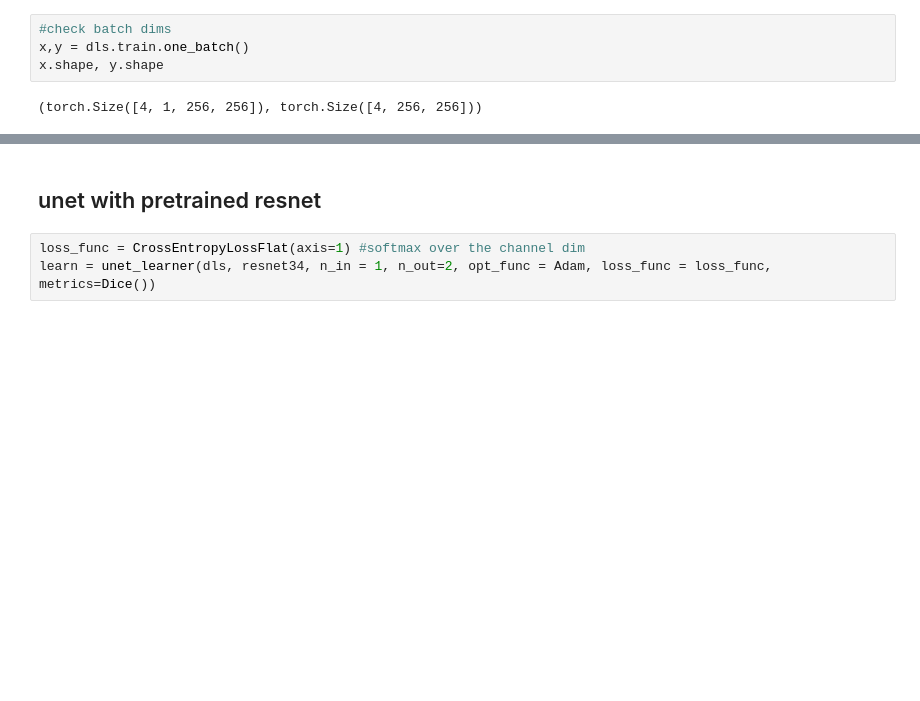
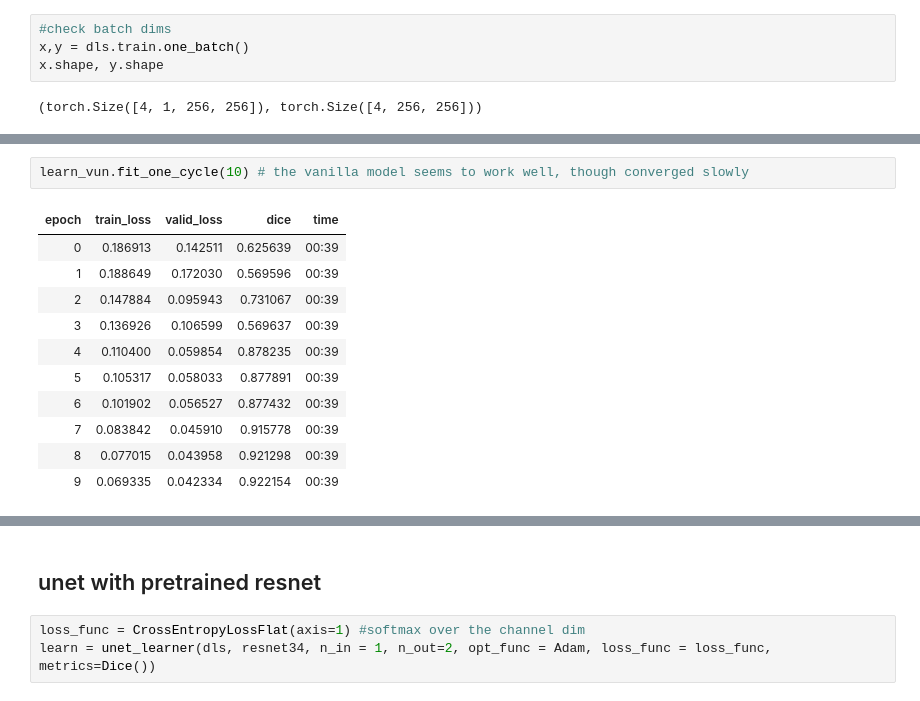
Before and after one commit to kli30/liver-seg-unet, a Jupyter notebook: unet-kl.ipynb, the cells around one changed output, grey strips where cells are left out. Saved outputs shown, nothing was run; the diff lists cells and outputs as text; blank space fills up the shorter version.

```diff
--- a/unet-kl.ipynb
+++ b/unet-kl.ipynb
@@ -117,0 +194,14 @@ x.shape, y.shape
+# %%
+learn_vun.fit_one_cycle(10) # the vanilla model seems to work well, though converged slowly
+# %% [output]
+| epoch | train_loss | valid_loss | dice | time |
+| 0 | 0.186913 | 0.142511 | 0.625639 | 00:39 |
+| 1 | 0.188649 | 0.172030 | 0.569596 | 00:39 |
+| 2 | 0.147884 | 0.095943 | 0.731067 | 00:39 |
+| 3 | 0.136926 | 0.106599 | 0.569637 | 00:39 |
+| 4 | 0.110400 | 0.059854 | 0.878235 | 00:39 |
+| 5 | 0.105317 | 0.058033 | 0.877891 | 00:39 |
+| 6 | 0.101902 | 0.056527 | 0.877432 | 00:39 |
+| 7 | 0.083842 | 0.045910 | 0.915778 | 00:39 |
+| 8 | 0.077015 | 0.043958 | 0.921298 | 00:39 |
+| 9 | 0.069335 | 0.042334 | 0.922154 | 00:39 |
```
Also changed, not shown: parts of 7 cells of this notebook, 1 other file.
